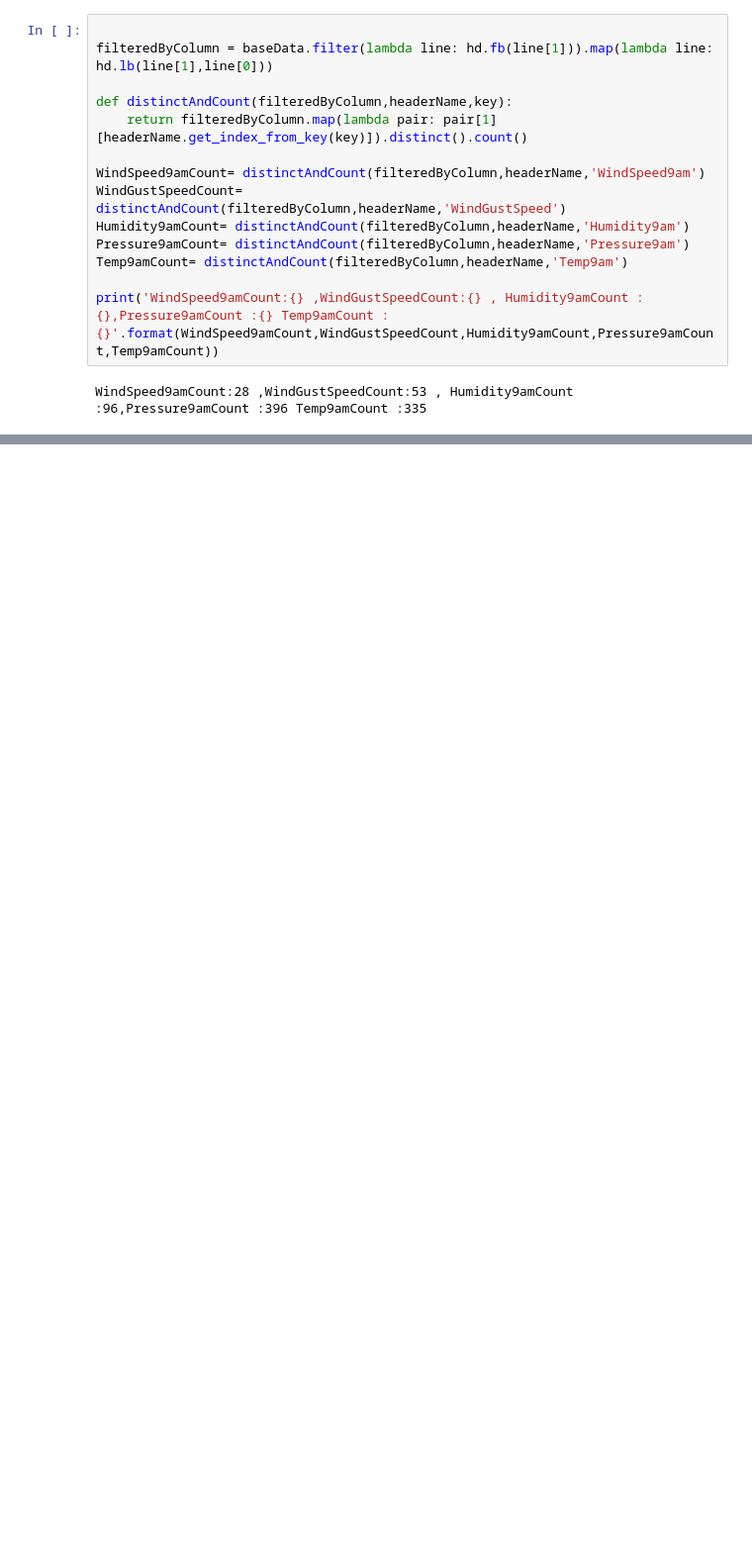
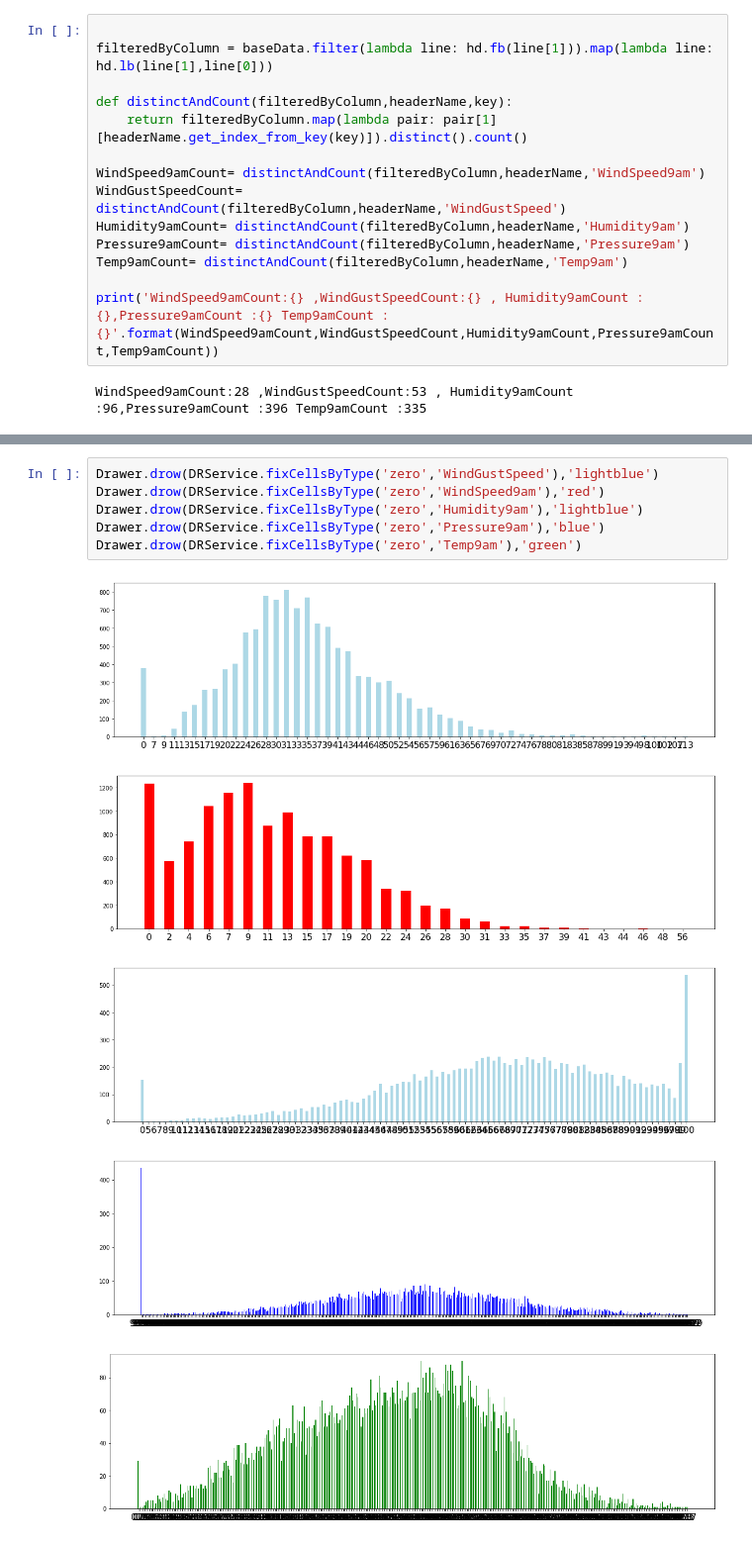
Before and after one commit to YossiAtt/BigData, a Jupyter notebook: Untitled.ipynb, the cells around one changed output, grey strips where cells are left out. Shown: that part at 99% size. Cells and saved outputs as stored; diff of their text form; blank space fills up the shorter version.

```diff
--- a/Untitled.ipynb
+++ b/Untitled.ipynb
@@ -249,0 +269,12 @@ normalizevws9.take(4)
+# %%
+Drawer.drow(DRService.fixCellsByType('zero','WindGustSpeed'),'lightblue')
+Drawer.drow(DRService.fixCellsByType('zero','WindSpeed9am'),'red')
+Drawer.drow(DRService.fixCellsByType('zero','Humidity9am'),'lightblue')
+Drawer.drow(DRService.fixCellsByType('zero','Pressure9am'),'blue')
+Drawer.drow(DRService.fixCellsByType('zero','Temp9am'),'green')
+# %% [output]
+[figure, added]
+[figure, added]
+[figure, added]
+[figure, added]
+[figure, added]
```
Also changed, not shown: parts of 13 cells of this notebook.
